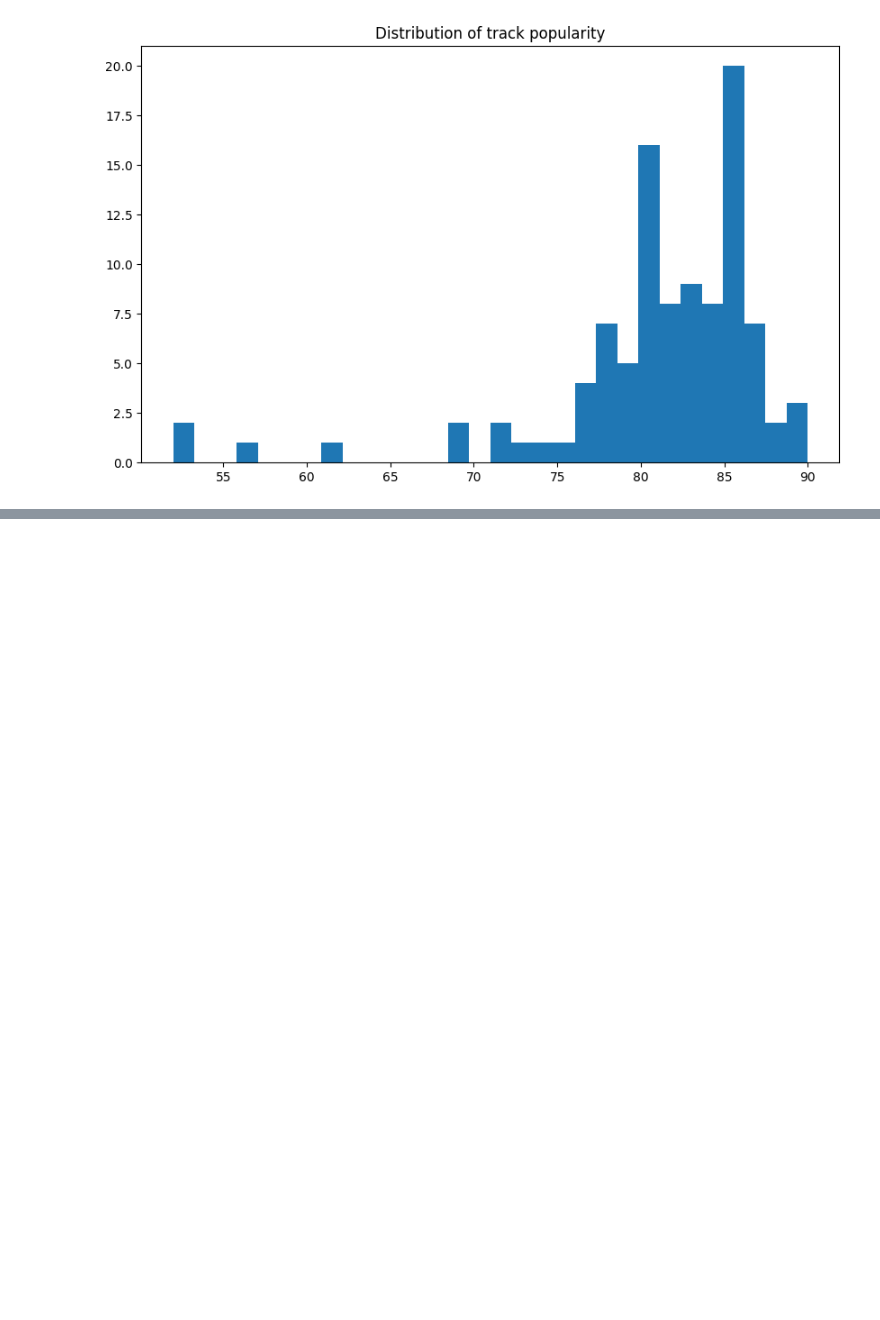
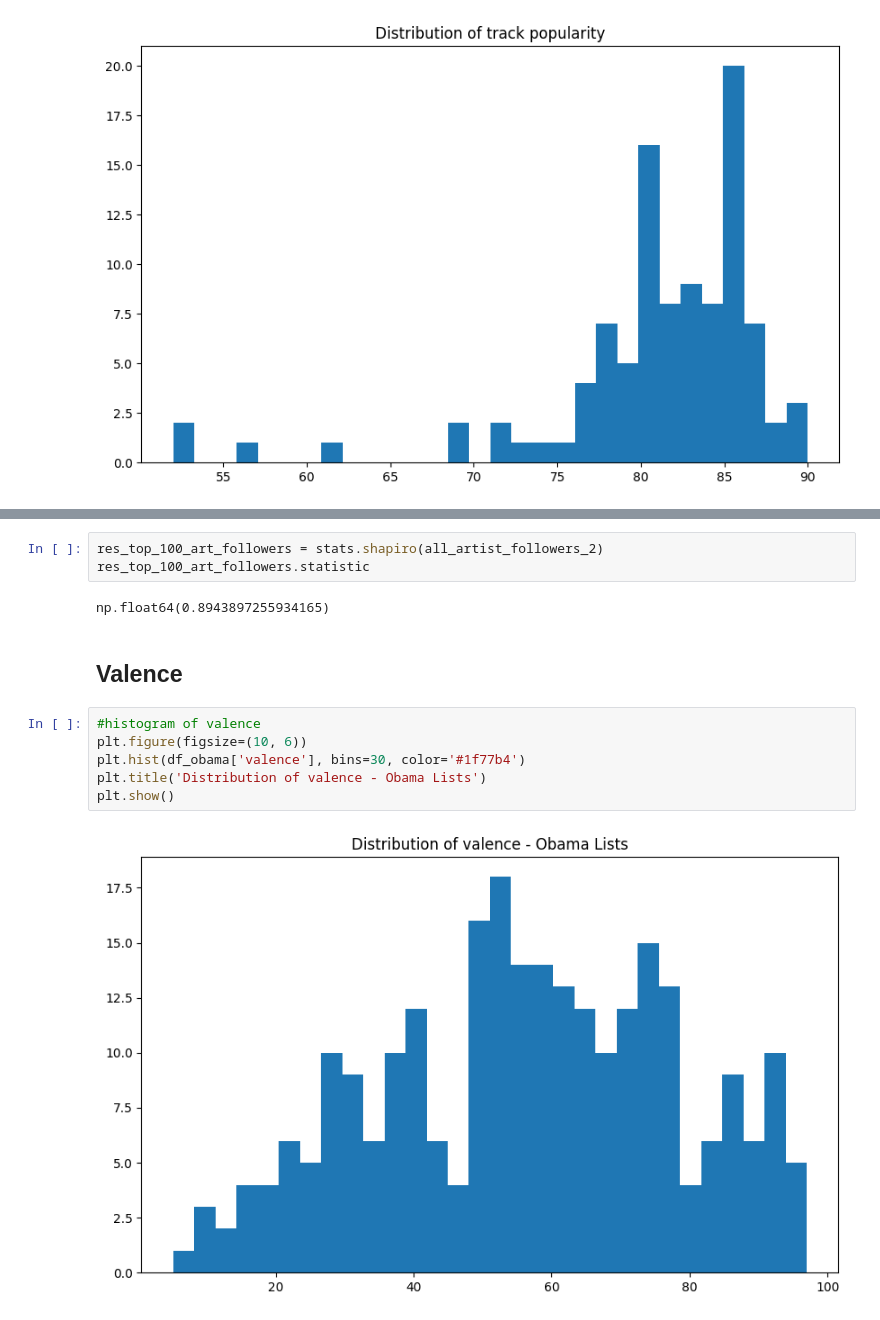
Before and after one commit to Ramonalyst/Music_Recommendation_System, a Jupyter notebook: MRS_statistical_testing.ipynb, the cells around one changed output, grey strips where cells are left out. Cells and saved outputs as stored; diff of their text form; blank space fills up the shorter version.

```diff
--- a/MRS_statistical_testing.ipynb
+++ b/MRS_statistical_testing.ipynb
@@ -97,0 +156,15 @@ plt.show()
+# %%
+res_top_100_art_followers = stats.shapiro(all_artist_followers_2)
+res_top_100_art_followers.statistic
+# %% [output]
+np.float64(0.8943897255934165)
+# %% [markdown]
+## Valence
+# %%
+#histogram of valence
+plt.figure(figsize=(10, 6))
+plt.hist(df_obama['valence'], bins=30, color='#1f77b4')
+plt.title('Distribution of valence - Obama Lists')
+plt.show()
+# %% [output]
+[figure, added]
```
Also changed, not shown: parts of 17 cells of this notebook.
